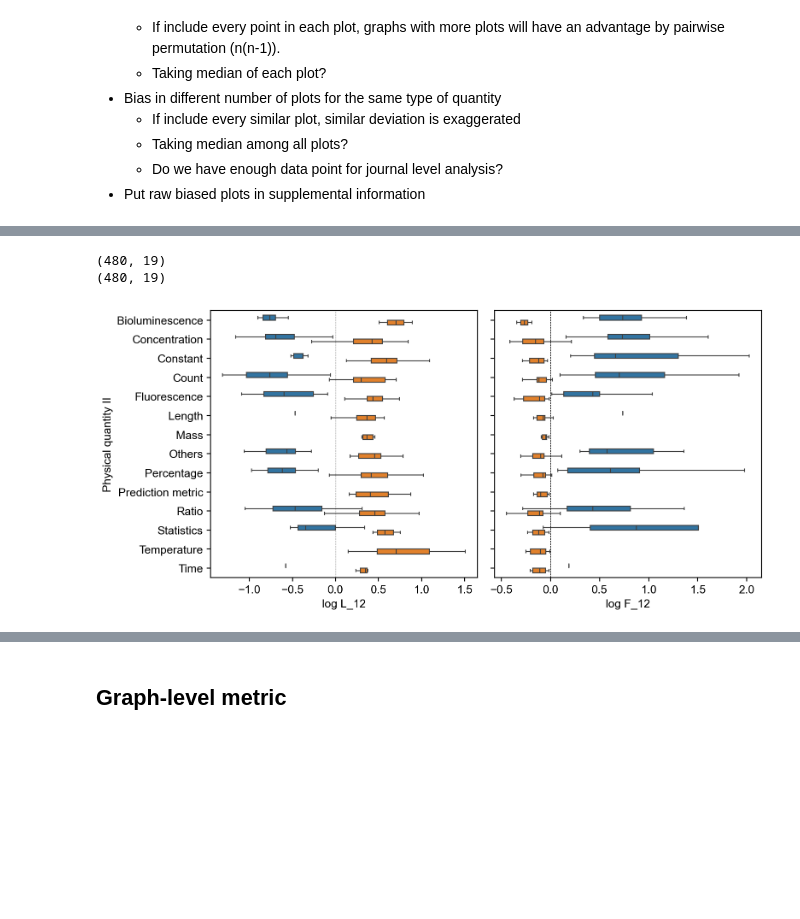
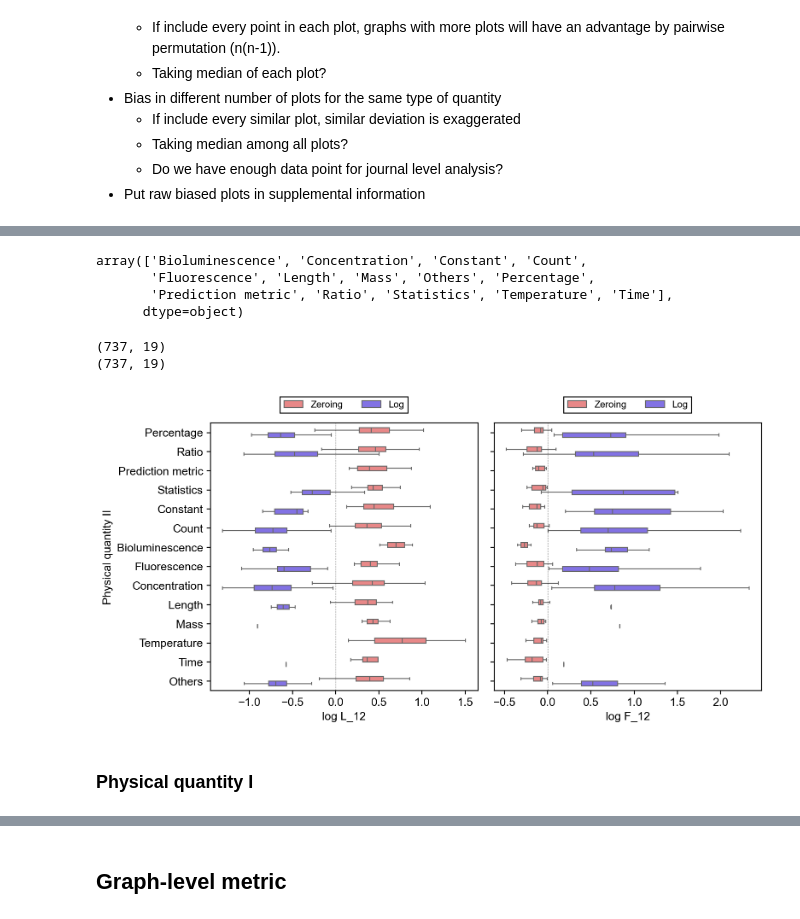
Before and after one commit to tengjuilin/misused-bar-graphs, a Jupyter notebook: lie-factor-quantification.ipynb, the cells around one changed output, grey strips where cells are left out. Cells and saved outputs as stored; diff of their text form; code cells hidden in the pictures; blank space fills up the shorter version.

```diff
--- a/lie-factor-quantification.ipynb
+++ b/lie-factor-quantification.ipynb
@@ -223,9 +223,9 @@ cv = lambda series: series.std() / series.mean()
 ## Graph annotations
 # %%
 journals = [
-    # 'acs_nano',
+    'acs_nano',
     'bioeng_transl_med',
-    # 'cell',
+    'cell',
     'nat_biomed_eng',
     'nat_biotechnol',
     'nat_cancer',
@@ -244,7 +244,6 @@ bar_annot_df_list = []
 for journal in journals:
     mistake_bar_annot_df_list = []
     for mistake in mistakes:
-        # EXTRACT FIGURE QUANTITY ANNOTATIONS
         # get filepaths of graph quantity annotation
         annot_df_ = pd.read_excel(os.path.join(f'data/misused_bar_graph_figures/{journal}/{mistake}', 'annotation.xlsx'), index_col=0)
         mistake_bar_annot_df_list.append(annot_df_)
@@ -477,9 +485,9 @@ ALPHA_MARK_LABEL = 'Mark Proportionality Constant'
 ALPHA_DIFF_LABEL = 'Difference Proportionality Constant'
 # %%
 journals = [
-    # 'acs_nano',
+    'acs_nano',
     'bioeng_transl_med',
-    # 'cell',
+    'cell',
     'nat_biomed_eng',
     'nat_biotechnol',
     'nat_cancer',
@@ -908,0 +1010,7 @@ plt.tight_layout()
+# %%
+np.unique(plot_df['Physical quantity II'])
+# %% [output]
+array(['Bioluminescence', 'Concentration', 'Constant', 'Count',
+       'Fluorescence', 'Length', 'Mass', 'Others', 'Percentage',
+       'Prediction metric', 'Ratio', 'Statistics', 'Temperature', 'Time'],
+      dtype=object)
@@ -909,46 +1038,82 @@ plt.tight_layout()
 # %%
+# plot n as one of the subplot
 row = 1
 col = 2
 scale = 3
 fig, axs = plt.subplots(row, col, figsize=(10, 5), sharey=True)
 plot_df = L_df.groupby(L_df.index).median()
 plot_df = plot_df.join(bar_annot_df[['Absolute/Relative', 'Journal', 'DOI', 'Mistake', 'Physical quantity II']])
 plot_df = plot_df.groupby(['Absolute/Relative', 'Journal', 'DOI', 'Mistake', 'Physical quantity II']).median().reset_index()
 print(plot_df.shape)
-sns.boxplot(
+
+box = sns.boxplot(
     plot_df,
     x='log L_12',
     y='Physical quantity II',
     hue='Mistake',
     ax=axs[0],
     width=0.5,
-    legend=False,
+    legend=True,
     showfliers=False,
-    order=np.unique(plot_df['Physical quantity II']),
+    order=order,
+    hue_order=['zero', 'log'],
+    palette=[ARTICLES_ZERO_PROBLEM_COLOR, ARTICLES_LOG_PROBLEM_COLOR],
+    saturation=0.85,
 )
+# configure legend
+sns.move_legend(
+    box,
+    loc='lower center',
+    **dict(
+        bbox_to_anchor=(0.5, 1.02),
+        title='',
+        labels=[ZERO_LABEL, LOG_LABEL],
+        ncol=2,
+    )
+)
+
+
 plot_df = L_df[L_df['x_1'] > L_df['x_2']].groupby(L_df[L_df['x_1'] > L_df['x_2']].index).median()
 plot_df = plot_df.join(bar_annot_df[['Absolute/Relative', 'Journal', 'DOI', 'Mistake', 'Physical quantity II']])
 plot_df = plot_df.groupby(['Absolute/Relative', 'Journal', 'DOI', 'Mistake', 'Physical quantity II']).median().reset_index()
 print(plot_df.shape)
-sns.boxplot(
+
+box = sns.boxplot(
     plot_df,
     x='log F_12',
     y='Physical quantity II',
     hue='Mistake',
     ax=axs[1],
     width=0.5,
-    legend=False,
+    legend=True,
     showfliers=False,
-    order=np.unique(plot_df['Physical quantity II']),
+    order=order,
+    hue_order=['zero', 'log'],
+    palette=[ARTICLES_ZERO_PROBLEM_COLOR, ARTICLES_LOG_PROBLEM_COLOR],
+    saturation=0.85,
 )
+# configure legend
+sns.move_legend(
+    box,
+    loc='lower center',
+    **dict(
+        bbox_to_anchor=(0.5, 1.02),
+        title='',
+        labels=[ZERO_LABEL, LOG_LABEL],
+        ncol=2,
+    )
+)
+
 for i in range(col):
     axs[i].axvline(0, color='k', ls='--', lw=0.5, zorder=999)
     axs[i].set_box_aspect(1)
 plt.tight_layout()
 # %% [output]
-(480, 19)
-(480, 19)
+(737, 19)
+(737, 19)
-[figure, old version]
+[figure, new version]
+# %% [markdown]
+### Physical quantity I
 # %%
 row = 1
 col = 2
```
Also changed, not shown: parts of 53 cells of this notebook, 2 other files.
